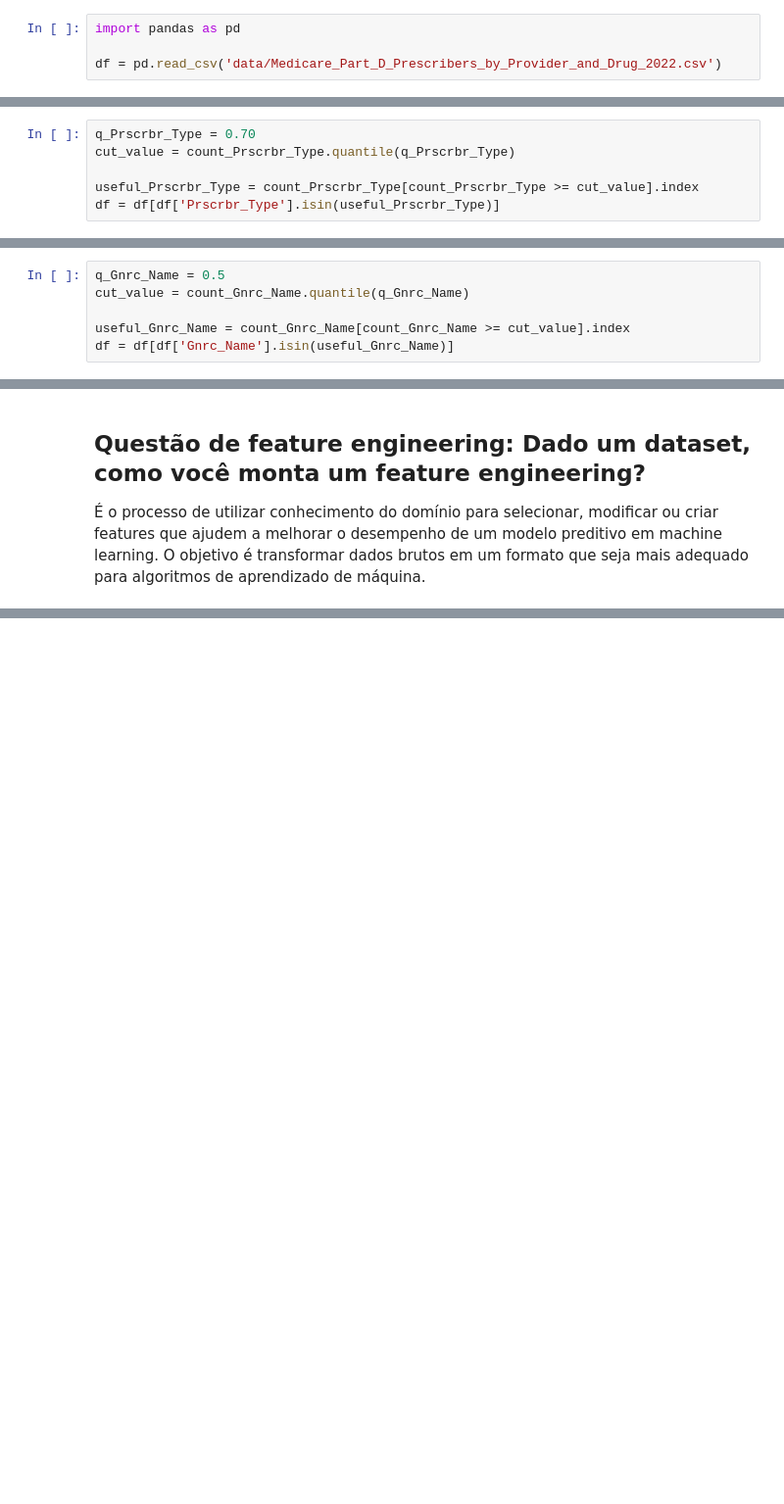
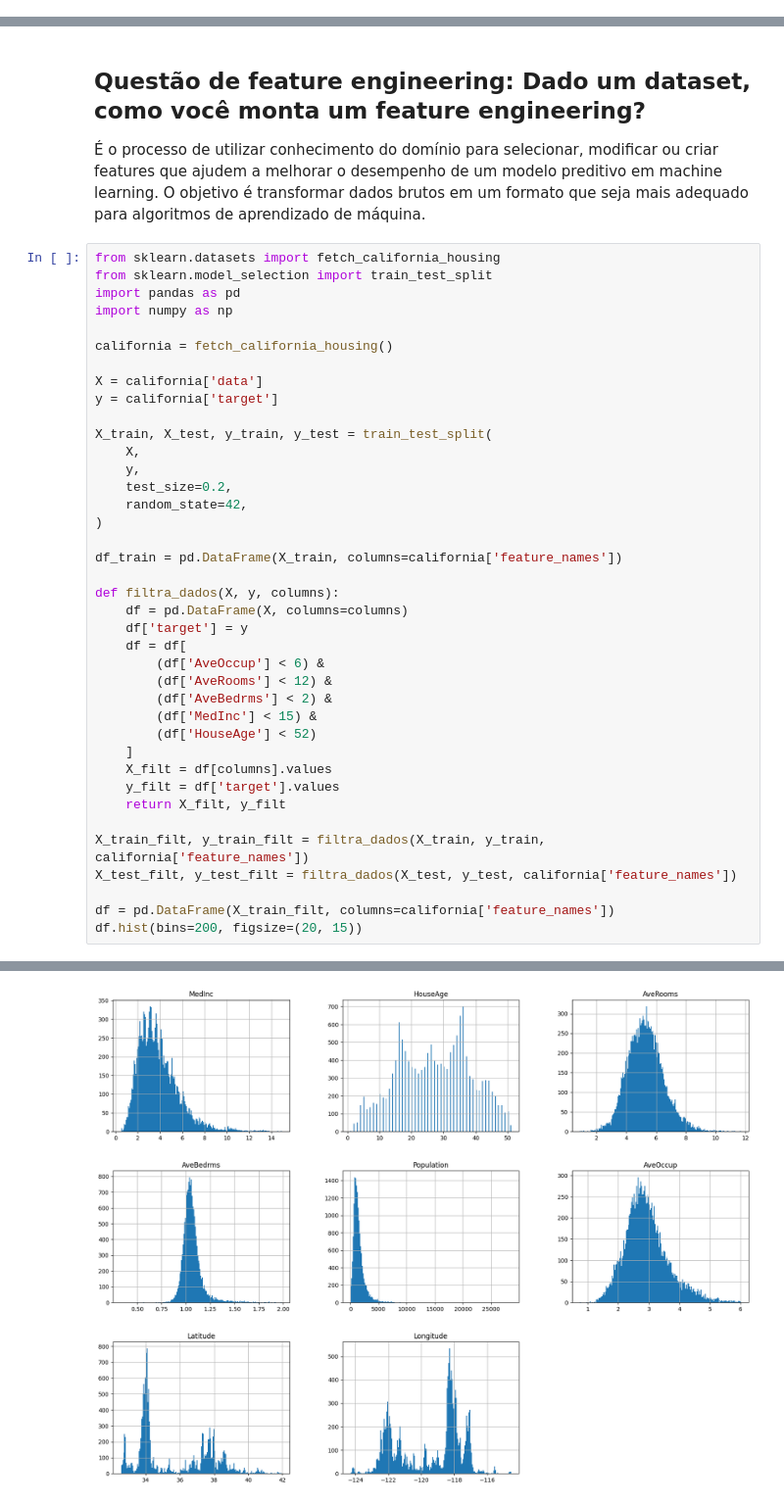
Before and after one commit to leosfreitas/machine_learning, a Jupyter notebook: prova-intermediaria/lab.ipynb, the cells around one changed output, grey strips where cells are left out. Shown: that part at 98% size. Cells and saved outputs as stored; diff of their text form; blank space fills up the shorter version.

```diff
--- a/prova-intermediaria/lab.ipynb
+++ b/prova-intermediaria/lab.ipynb
@@ -195,4 +192,0 @@ import numpy as np
-# %%
-import pandas as pd
-
-df = pd.read_csv('data/Medicare_Part_D_Prescribers_by_Provider_and_Drug_2022.csv')
@@ -249,6 +192,0 @@ Name: count, dtype: float64
-# %%
-q_Prscrbr_Type = 0.70
-cut_value = count_Prscrbr_Type.quantile(q_Prscrbr_Type)
-
-useful_Prscrbr_Type = count_Prscrbr_Type[count_Prscrbr_Type >= cut_value].index
-df = df[df['Prscrbr_Type'].isin(useful_Prscrbr_Type)]
@@ -291,6 +192,0 @@ Name: count, dtype: float64
-# %%
-q_Gnrc_Name = 0.5
-cut_value = count_Gnrc_Name.quantile(q_Gnrc_Name)
-
-useful_Gnrc_Name = count_Gnrc_Name[count_Gnrc_Name >= cut_value].index
-df = df[df['Gnrc_Name'].isin(useful_Gnrc_Name)]
@@ -471,3 +356,43 @@ Coeficiente: [[2.]]
 ## Questão de feature engineering: Dado um dataset, como você monta um feature engineering?
 
 É o processo de utilizar conhecimento do domínio para selecionar, modificar ou criar features que ajudem a melhorar o desempenho de um modelo preditivo em machine learning. O objetivo é transformar dados brutos em um formato que seja mais adequado para algoritmos de aprendizado de máquina.
+# %%
+from sklearn.datasets import fetch_california_housing
+from sklearn.model_selection import train_test_split
+import pandas as pd
+import numpy as np
+
+california = fetch_california_housing()
+
+X = california['data']
+y = california['target']
+
+X_train, X_test, y_train, y_test = train_test_split(
+    X,
+    y,
+    test_size=0.2,
+    random_state=42,
+)
+
+df_train = pd.DataFrame(X_train, columns=california['feature_names'])
+
+def filtra_dados(X, y, columns):
+    df = pd.DataFrame(X, columns=columns)
+    df['target'] = y
+    df = df[
+        (df['AveOccup'] < 6) &
+        (df['AveRooms'] < 12) &
+        (df['AveBedrms'] < 2) &
+        (df['MedInc'] < 15) &
+        (df['HouseAge'] < 52)
+    ]
+    X_filt = df[columns].values
+    y_filt = df['target'].values
+    return X_filt, y_filt
+
+X_train_filt, y_train_filt = filtra_dados(X_train, y_train, california['feature_names'])
+X_test_filt, y_test_filt = filtra_dados(X_test, y_test, california['feature_names'])
+
+df = pd.DataFrame(X_train_filt, columns=california['feature_names'])
+df.hist(bins=200, figsize=(20, 15))
+# %% [output]
@@ -473,0 +407 @@ Coeficiente: [[2.]]
+[figure, added]
```
Also changed, not shown: parts of 25 cells of this notebook, 2 other files.
